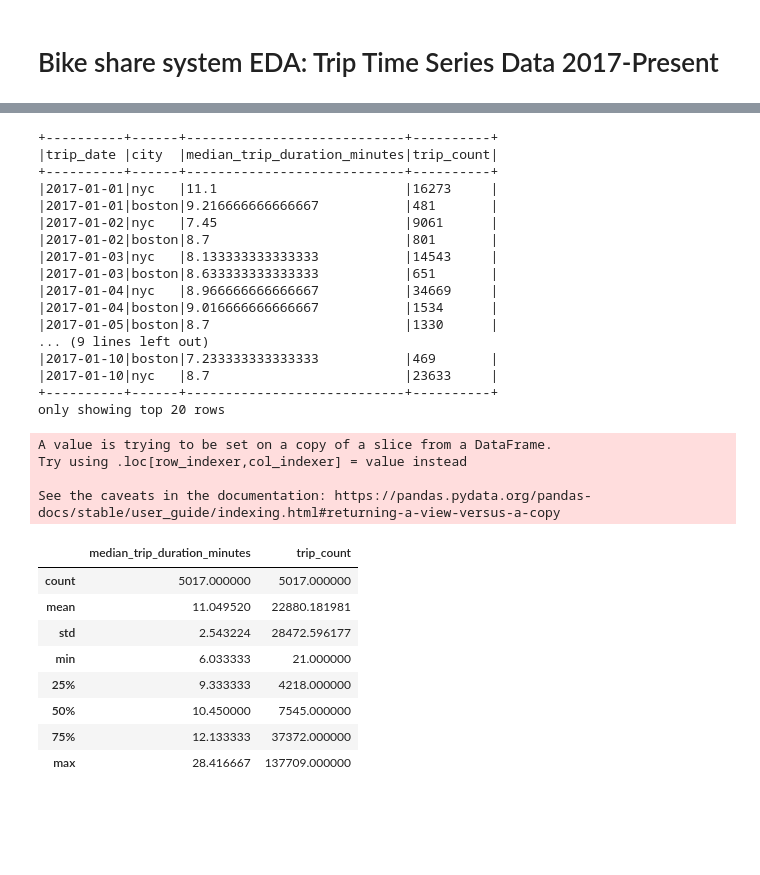
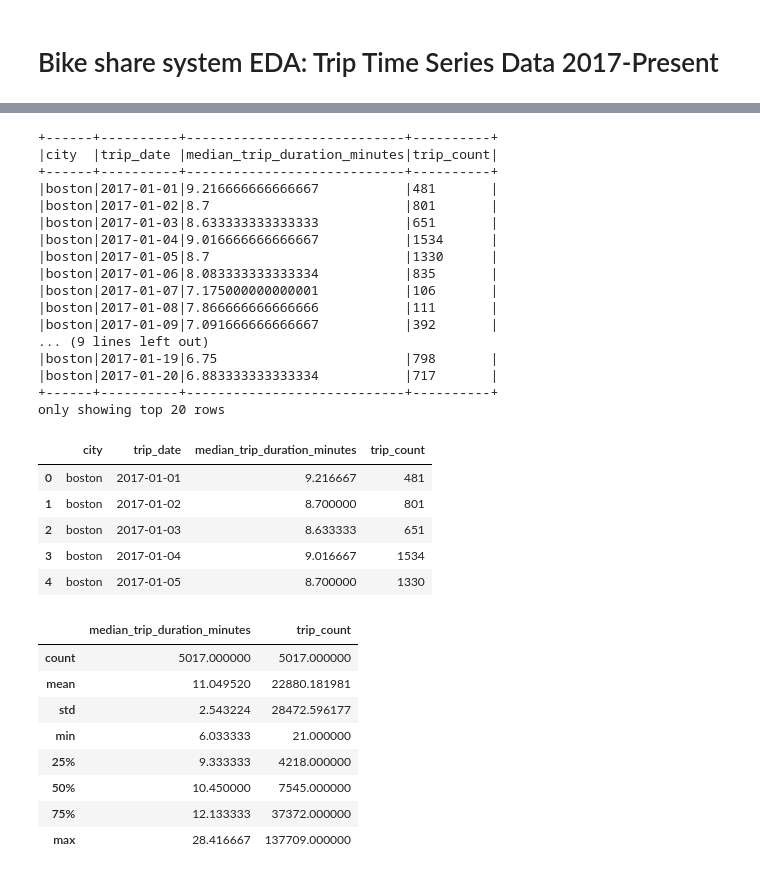
Before and after one commit to sneakerfish/bikedata, a Jupyter notebook: process_data/Trip Time Series.ipynb, the cells around one changed output, grey strips where cells are left out. Drawn from its saved outputs; the diff is of its cells as text; code cells hidden in the pictures; blank space fills up the shorter version.

```diff
--- a/process_data/Trip Time Series.ipynb
+++ b/process_data/Trip Time Series.ipynb
@@ -76,56 +76,58 @@ only showing top 20 rows
 # %%
 trip_data_group_by_date_sql = """
 SELECT
+    city,
     trip_date,
-    city,
     percentile(trip_duration_minutes, 0.5) median_trip_duration_minutes,
     count(*) as trip_count
 FROM bikedata
-GROUP BY trip_date, city
-ORDER BY trip_date"""
+GROUP BY city, trip_date
+ORDER BY city, trip_date"""
 
 
 trip_data_group_by_date_df = spark.sql(trip_data_group_by_date_sql)
 
 trip_data_group_by_date_df.show(20, False)
 # %% [output]
-+----------+------+----------------------------+----------+
-|trip_date |city  |median_trip_duration_minutes|trip_count|
-+----------+------+----------------------------+----------+
-|2017-01-01|nyc   |11.1                        |16273     |
-|2017-01-01|boston|9.216666666666667           |481       |
-|2017-01-02|nyc   |7.45                        |9061      |
-|2017-01-02|boston|8.7                         |801       |
-|2017-01-03|nyc   |8.133333333333333           |14543     |
-|2017-01-03|boston|8.633333333333333           |651       |
-|2017-01-04|nyc   |8.966666666666667           |34669     |
-|2017-01-04|boston|9.016666666666667           |1534      |
-|2017-01-05|boston|8.7                         |1330      |
++------+----------+----------------------------+----------+
+|city  |trip_date |median_trip_duration_minutes|trip_count|
++------+----------+----------------------------+----------+
+|boston|2017-01-01|9.216666666666667           |481       |
+|boston|2017-01-02|8.7                         |801       |
+|boston|2017-01-03|8.633333333333333           |651       |
+|boston|2017-01-04|9.016666666666667           |1534      |
+|boston|2017-01-05|8.7                         |1330      |
+|boston|2017-01-06|8.083333333333334           |835       |
+|boston|2017-01-07|7.175000000000001           |106       |
+|boston|2017-01-08|7.866666666666666           |111       |
+|boston|2017-01-09|7.091666666666667           |392       |
 ... (9 lines left out)
-|2017-01-10|boston|7.233333333333333           |469       |
-|2017-01-10|nyc   |8.7                         |23633     |
-+----------+------+----------------------------+----------+
+|boston|2017-01-19|6.75                        |798       |
+|boston|2017-01-20|6.883333333333334           |717       |
++------+----------+----------------------------+----------+
 only showing top 20 rows
 # %%
 trip_data_group_by_date_pd_df = trip_data_group_by_date_df.toPandas()
 
 # trip_data_group_by_date_pd_df[trip_data_group_by_date_pd_df['city'] == 'nyc']['trip_count_sma_7d'] = \
 #     trip_data_group_by_date_pd_df[trip_data_group_by_date_pd_df['city'] == 'nyc']['trip_count'].rolling(window=7).mean()
 
 # trip_data_group_by_date_pd_df['trip_count_sma_14d'] = trip_data_group_by_date_pd_df['trip_count'].rolling(window=14).mean()
-trip_data_group_by_date_pd_df.head()
-trip_data_group_by_date_pd_df.describe()
+display(trip_data_group_by_date_pd_df.head())
+display(trip_data_group_by_date_pd_df.describe())
 # %% [output]
-A value is trying to be set on a copy of a slice from a DataFrame.
-Try using .loc[row_indexer,col_indexer] = value instead
-
-See the caveats in the documentation: https://pandas.pydata.org/pandas-docs/stable/user_guide/indexing.html#returning-a-view-versus-a-copy
-|  | median_trip_duration_minutes | trip_count |
-| count | 5017.000000 | 5017.000000 |
-| mean | 11.049520 | 22880.181981 |
-| std | 2.543224 | 28472.596177 |
-| min | 6.033333 | 21.000000 |
-| 25% | 9.333333 | 4218.000000 |
-| 50% | 10.450000 | 7545.000000 |
-| 75% | 12.133333 | 37372.000000 |
-| max | 28.416667 | 137709.000000 |
+|  | city | trip_date | median_trip_duration_minutes | trip_count |
+| 0 | boston | 2017-01-01 | 9.216667 | 481 |
+| 1 | boston | 2017-01-02 | 8.700000 | 801 |
+| 2 | boston | 2017-01-03 | 8.633333 | 651 |
+| 3 | boston | 2017-01-04 | 9.016667 | 1534 |
+| 4 | boston | 2017-01-05 | 8.700000 | 1330 |
+|  | median_trip_duration_minutes | trip_count |
+| count | 5017.000000 | 5017.000000 |
+| mean | 11.049520 | 22880.181981 |
+| std | 2.543224 | 28472.596177 |
+| min | 6.033333 | 21.000000 |
+| 25% | 9.333333 | 4218.000000 |
+| 50% | 10.450000 | 7545.000000 |
+| 75% | 12.133333 | 37372.000000 |
+| max | 28.416667 | 137709.000000 |
```
Also changed, not shown: parts of 13 cells of this notebook, 4 other files.
